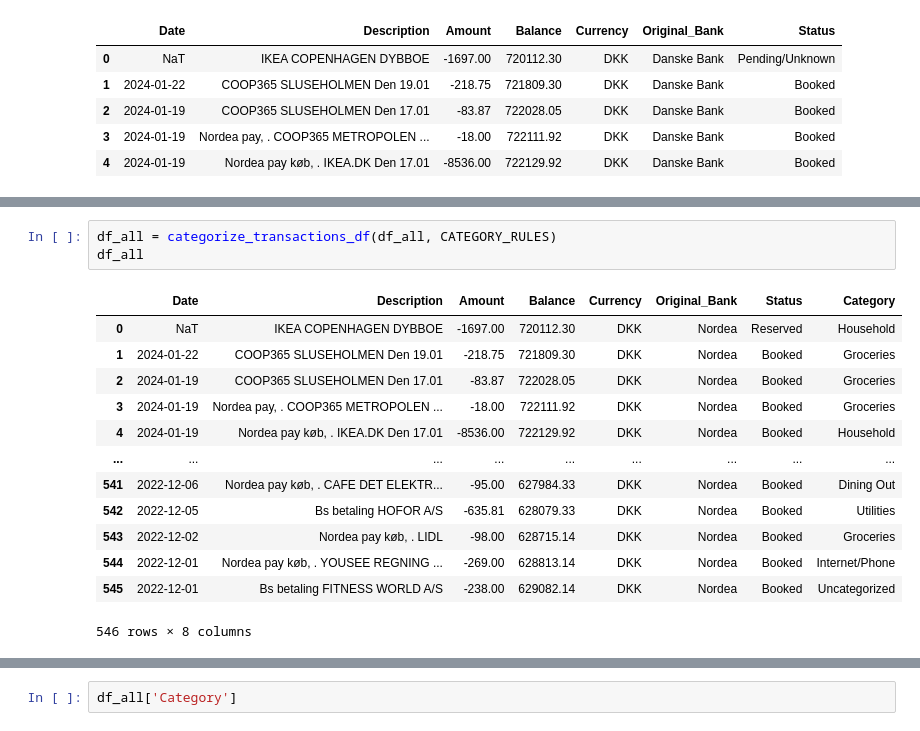
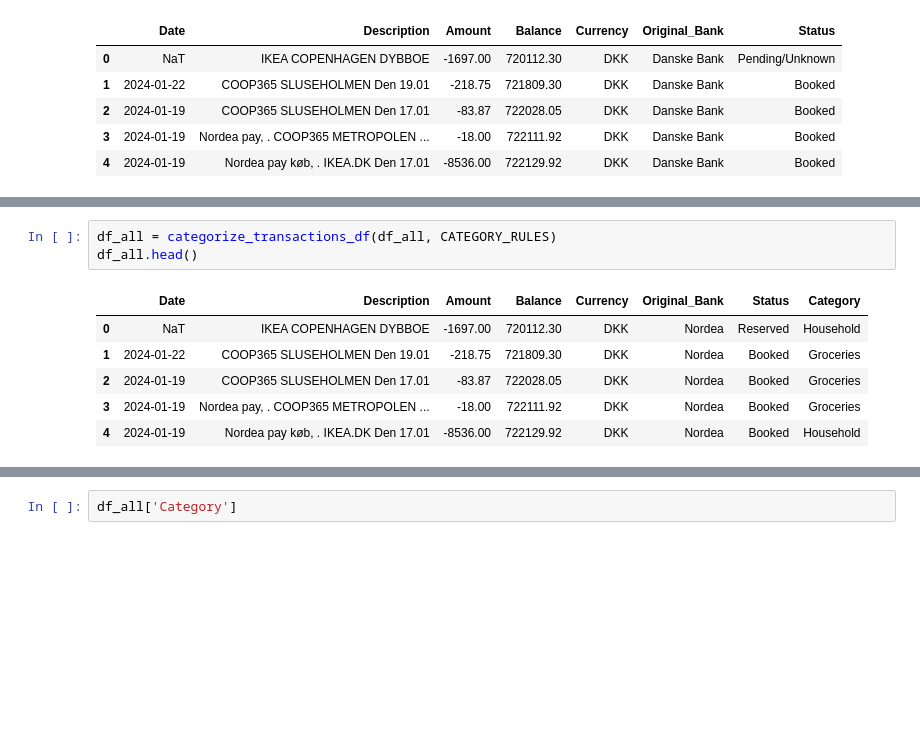
Before and after one commit to alvaroggdesande/financial-planner, a Jupyter notebook: test_nb/test_transactions.ipynb, the cells around one changed output, grey strips where cells are left out. Cells and saved outputs as stored; diff of their text form; blank space fills up the shorter version.

```diff
--- a/test_nb/test_transactions.ipynb
+++ b/test_nb/test_transactions.ipynb
@@ -97,20 +83,13 @@ Combined before dedupe: (546, 7)
 # %%
 df_all = categorize_transactions_df(df_all, CATEGORY_RULES)
-df_all
+df_all.head()
 # %% [output]
 |  | Date | Description | Amount | Balance | Currency | Original_Bank | Status | Category |
 | 0 | NaT | IKEA COPENHAGEN DYBBOE | -1697.00 | 720112.30 | DKK | Nordea | Reserved | Household |
 | 1 | 2024-01-22 | COOP365 SLUSEHOLMEN Den 19.01 | -218.75 | 721809.30 | DKK | Nordea | Booked | Groceries |
 | 2 | 2024-01-19 | COOP365 SLUSEHOLMEN Den 17.01 | -83.87 | 722028.05 | DKK | Nordea | Booked | Groceries |
 | 3 | 2024-01-19 | Nordea pay, . COOP365 METROPOLEN ... | -18.00 | 722111.92 | DKK | Nordea | Booked | Groceries |
 | 4 | 2024-01-19 | Nordea pay køb, . IKEA.DK Den 17.01 | -8536.00 | 722129.92 | DKK | Nordea | Booked | Household |
-| ... | ... | ... | ... | ... | ... | ... | ... | ... |
-| 541 | 2022-12-06 | Nordea pay køb, . CAFE DET ELEKTR... | -95.00 | 627984.33 | DKK | Nordea | Booked | Dining Out |
-| 542 | 2022-12-05 | Bs betaling HOFOR A/S | -635.81 | 628079.33 | DKK | Nordea | Booked | Utilities |
-| 543 | 2022-12-02 | Nordea pay køb, . LIDL | -98.00 | 628715.14 | DKK | Nordea | Booked | Groceries |
-| 544 | 2022-12-01 | Nordea pay køb, . YOUSEE REGNING ... | -269.00 | 628813.14 | DKK | Nordea | Booked | Internet/Phone |
-| 545 | 2022-12-01 | Bs betaling FITNESS WORLD A/S | -238.00 | 629082.14 | DKK | Nordea | Booked | Uncategorized |
-546 rows × 8 columns
 # %%
 start_date = '2023-01-01'
 end_date = '2024-01-01'
```
Also changed, not shown: parts of 3 cells of this notebook, 1 other file.
